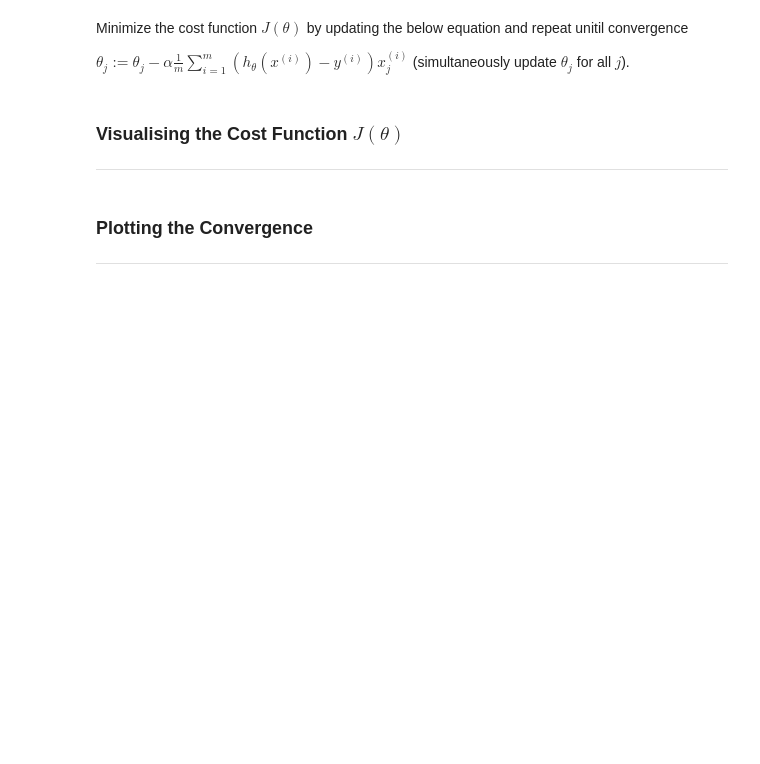
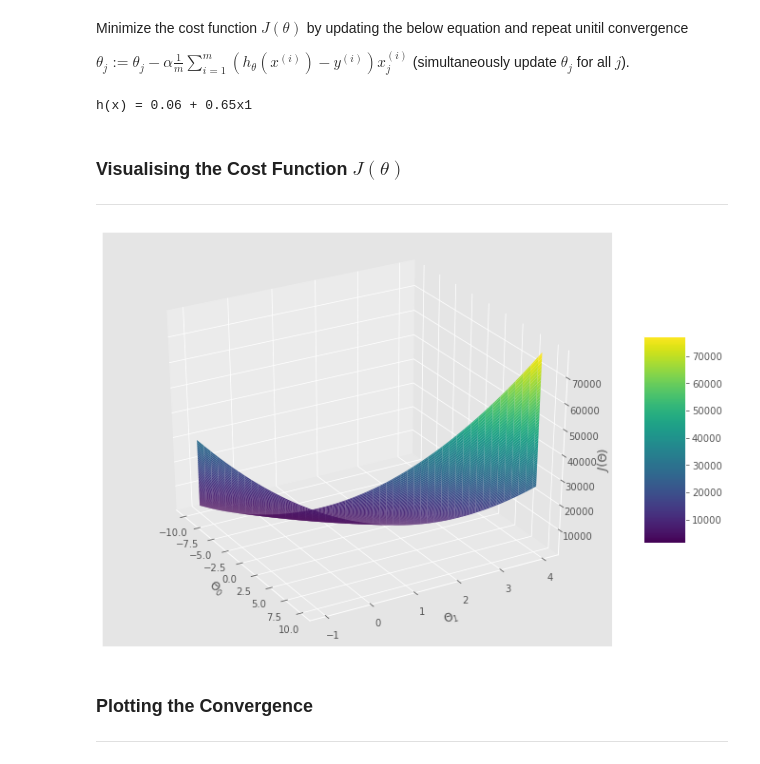
Before and after one commit to roman-cmyk/Univariate-Linear-Regression, a Jupyter notebook: Univariate Linear Regression.ipynb, the cells around one changed output. Cells and saved outputs as stored; diff of their text form; code cells hidden in the pictures; blank space fills up the shorter version.

```diff
--- a/Univariate Linear Regression.ipynb
+++ b/Univariate Linear Regression.ipynb
@@ -32,3 +59,17 @@ $$J(\theta) = \frac{1}{2m} \sum_{i=1}^m (h_\theta(x^{(i)}) - y^{(i)} )^2$$
 where $h_{\theta}(x)$ is the hypothesis and given by the linear model
 
 $$h_{\theta}(x) = \theta^Tx = \theta_0 + \theta_1x_1$$
+# %%
+def cost_function(x, y, theta):
+    m = len(y)
+    y_pred = X.dot(theta)
+    error = (y_pred - y) ** 2
+
+    return 1 / (2 * m) * np.sum(error)
+# %%
+m = data.Population.values.size
+X = np.append(np.ones((m, 1)), data.Population.values.reshape(m, 1), axis = 1)
+y = data.Profit.values.reshape(m, 1)
+theta = np.zeros((2,1))
+
+cost_function(X, y, theta)
@@ -42,3 +95,9 @@ $\theta_j := \theta_j - \alpha \frac{1}{m} \sum_{i=1}^m (h_{\theta}(x^{(i)}) - y
+# %%
+theta, costs = gradient_descent(X, y, theta, alpha = 0.01, iterations = 2000)
+print('h(x) = {} + {}x1'.format(str(round(theta[0, 0], 2)),
+                               str(round(theta[1, 0], 2))))
+# %% [output]
+h(x) = 0.06 + 0.65x1
 # %% [markdown]
 ### Visualising the Cost Function $J(\theta)$
 ---
@@ -45,3 +106,27 @@ $\theta_j := \theta_j - \alpha \frac{1}{m} \sum_{i=1}^m (h_{\theta}(x^{(i)}) - y
+# %%
+theta_0 = np.linspace(-10, 10, 100)
+theta_1 = np.linspace(-1, 4, 100)
+
+cost_values = np.zeros((len(theta_0), len(theta_1)))
+
+for i in range(len(theta_0)):
+    for j in range (len(theta_1)):
+        t = np.array([theta_0[i], theta_1[j]])
+        cost_values[i, j] = cost_function(X, y, t)
+# %%
+fig = plt.figure(figsize=(12, 8))
+ax = fig.gca(projection = '3d')
+surf = ax.plot_surface(theta_0, theta_1, cost_values, cmap = 'viridis')
+fig.colorbar(surf, shrink = 0.5, aspect = 5)
+
+plt.xlabel('$\Theta_0$')
+plt.ylabel('$\Theta_1$')
+ax.set_zlabel('$J(\Theta)$')
+ax.view_init(30, 330)
+
+plt.show()
+# %% [output]
+[figure, added]
 # %% [markdown]
 ### Plotting the Convergence
 ---
```
Also changed, not shown: parts of 6 cells of this notebook.
